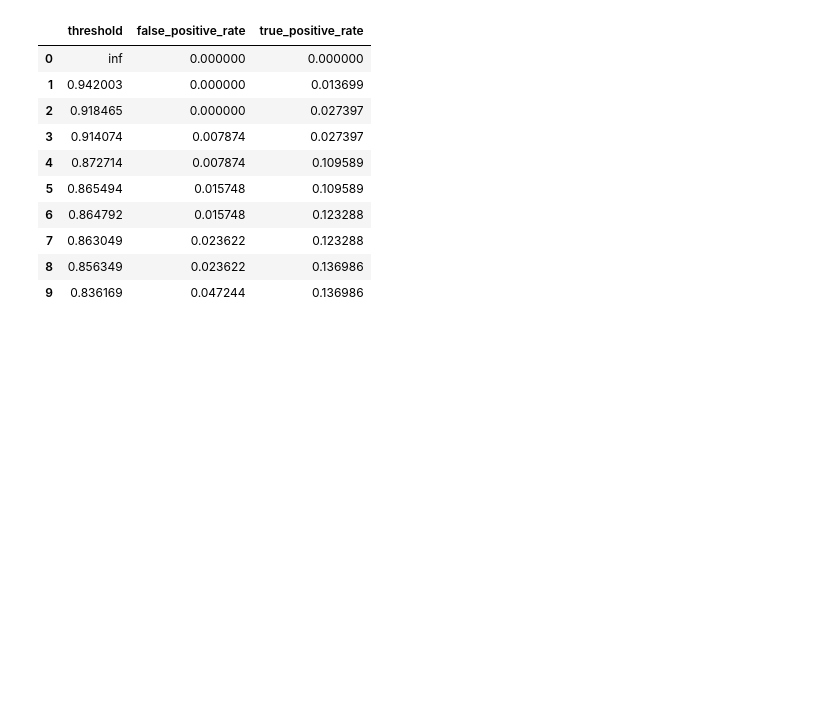
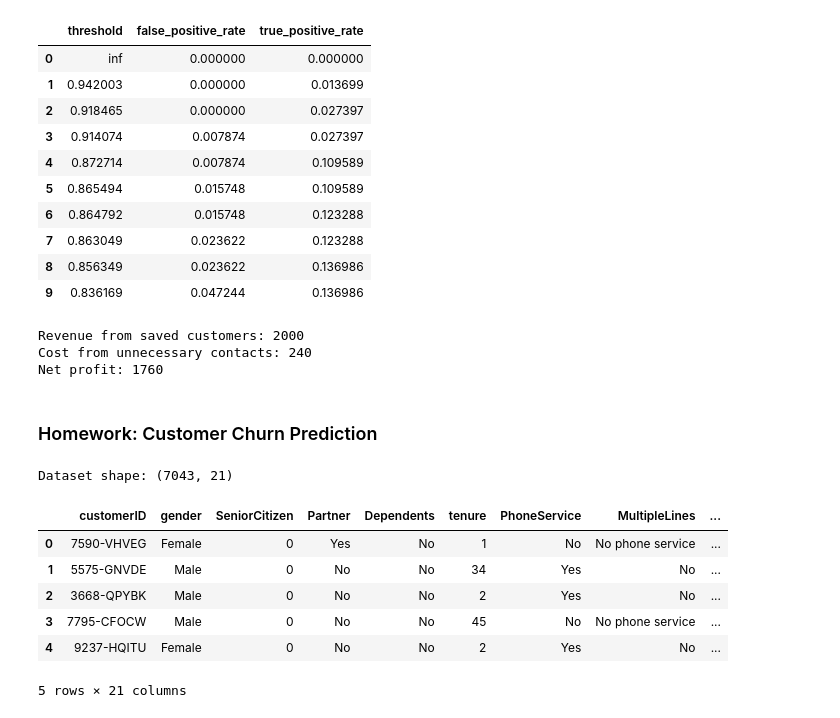
Before and after one commit to marihay1999-cmd/data_analytics_with_python, a Jupyter notebook: notebooks/18_Logistic_regression.ipynb, the cells around one changed output. Cells and saved outputs as stored; diff of their text form; code cells hidden in the pictures; blank space fills up the shorter version.

Commit message:
Add logistic regression

```diff
--- a/notebooks/18_Logistic_regression.ipynb
+++ b/notebooks/18_Logistic_regression.ipynb
@@ -385,3 +368,43 @@ roc_threshold_table.head(10)
 | 7 | 0.863049 | 0.023622 | 0.123288 |
 | 8 | 0.856349 | 0.023622 | 0.136986 |
 | 9 | 0.836169 | 0.047244 | 0.136986 |
+# %%
+#Revenue Matrix
+retention_cost = 10
+retention_benefit = 50
+
+revenue_from_saved_customers = tp * (retention_benefit - retention_cost)
+cost_from_unnecessary_contacts = fp * retention_cost
+
+net_profit = revenue_from_saved_customers - cost_from_unnecessary_contacts
+
+print("Revenue from saved customers:", revenue_from_saved_customers)
+print("Cost from unnecessary contacts:", cost_from_unnecessary_contacts)
+print("Net profit:", net_profit)
+# %% [output]
+Revenue from saved customers: 2000
+Cost from unnecessary contacts: 240
+Net profit: 1760
+# %% [markdown]
+### Homework: Customer Churn Prediction
+# %%
+#Import packages and load dataset
+import pandas as pd
+import numpy as np
+
+from sklearn.model_selection import train_test_split
+from sklearn.linear_model import LogisticRegression
+from sklearn.metrics import confusion_matrix, accuracy_score, precision_score, recall_score, f1_score
+
+df = pd.read_csv("https://raw.githubusercontent.com/hovhannisyan91/data_analytics_with_python/refs/heads/main/data/regression/logistic_regression/Telco_Customer_Churn.csv")
+print(f"Dataset shape: {df.shape}")
+df.head()
+# %% [output]
+Dataset shape: (7043, 21)
+|  | customerID | gender | SeniorCitizen | Partner | Dependents | tenure | PhoneService | MultipleLines | ... |
+| 0 | 7590-VHVEG | Female | 0 | Yes | No | 1 | No | No phone service | ... |
+| 1 | 5575-GNVDE | Male | 0 | No | No | 34 | Yes | No | ... |
+| 2 | 3668-QPYBK | Male | 0 | No | No | 2 | Yes | No | ... |
+| 3 | 7795-CFOCW | Male | 0 | No | No | 45 | No | No phone service | ... |
+| 4 | 9237-HQITU | Female | 0 | No | No | 2 | Yes | No | ... |
+5 rows × 21 columns
```
Also changed, not shown: parts of 9 cells of this notebook, 1 other file.
